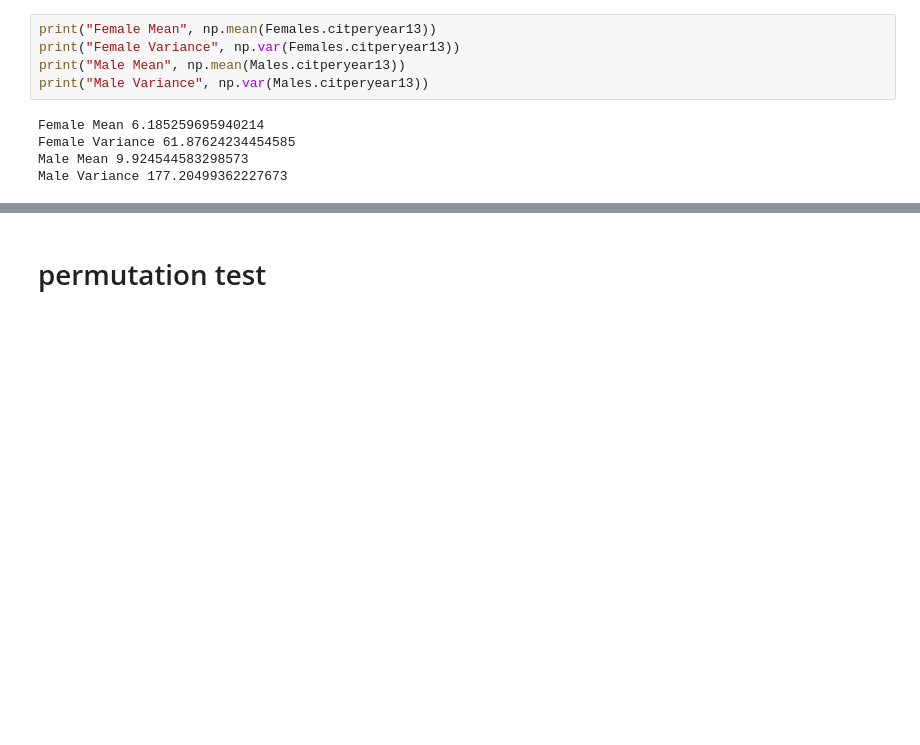
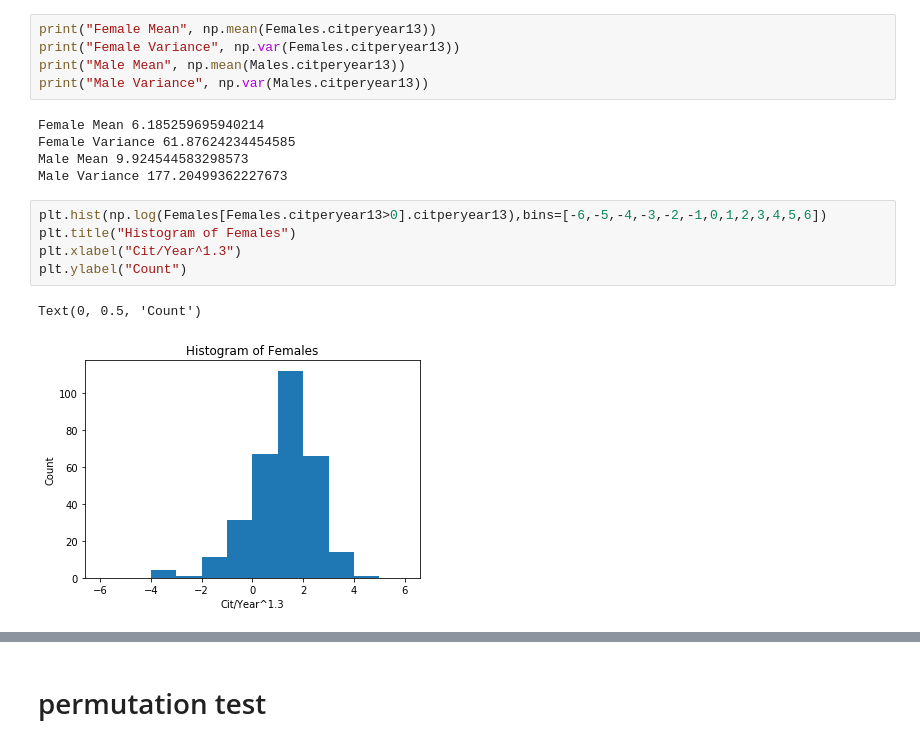
Before and after one commit to joshp112358/Differences, a Jupyter notebook: Calculations.ipynb, the cells around one changed output, grey strips where cells are left out. Cells and saved outputs as stored; diff of their text form; blank space fills up the shorter version.

```diff
--- a/Calculations.ipynb
+++ b/Calculations.ipynb
@@ -262,3 +262,11 @@ Female Mean 6.185259695940214
 Female Variance 61.87624234454585
 Male Mean 9.924544583298573
 Male Variance 177.20499362227673
+# %%
+plt.hist(np.log(Females[Females.citperyear13>0].citperyear13),bins=[-6,-5,-4,-3,-2,-1,0,1,2,3,4,5,6])
+plt.title("Histogram of Females")
+plt.xlabel("Cit/Year^1.3")
+plt.ylabel("Count")
+# %% [output]
+Text(0, 0.5, 'Count')
+[figure, added]
```
Also changed, not shown: parts of 65 cells of this notebook, 1 other file.
